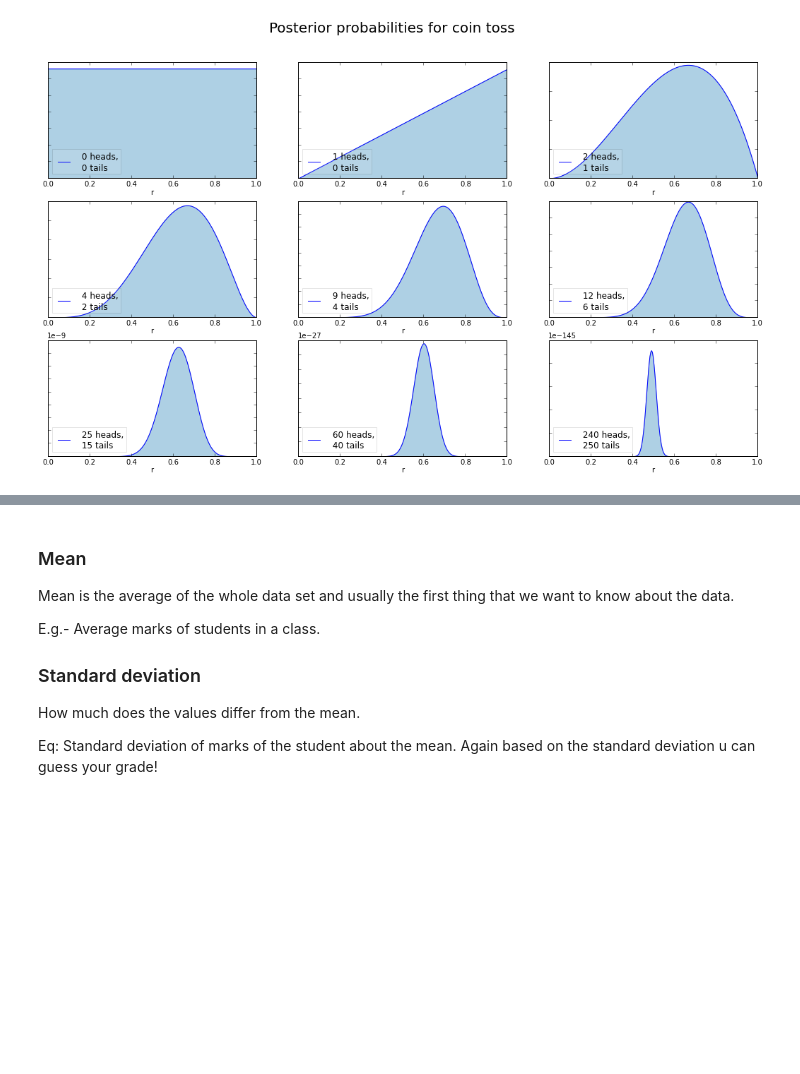
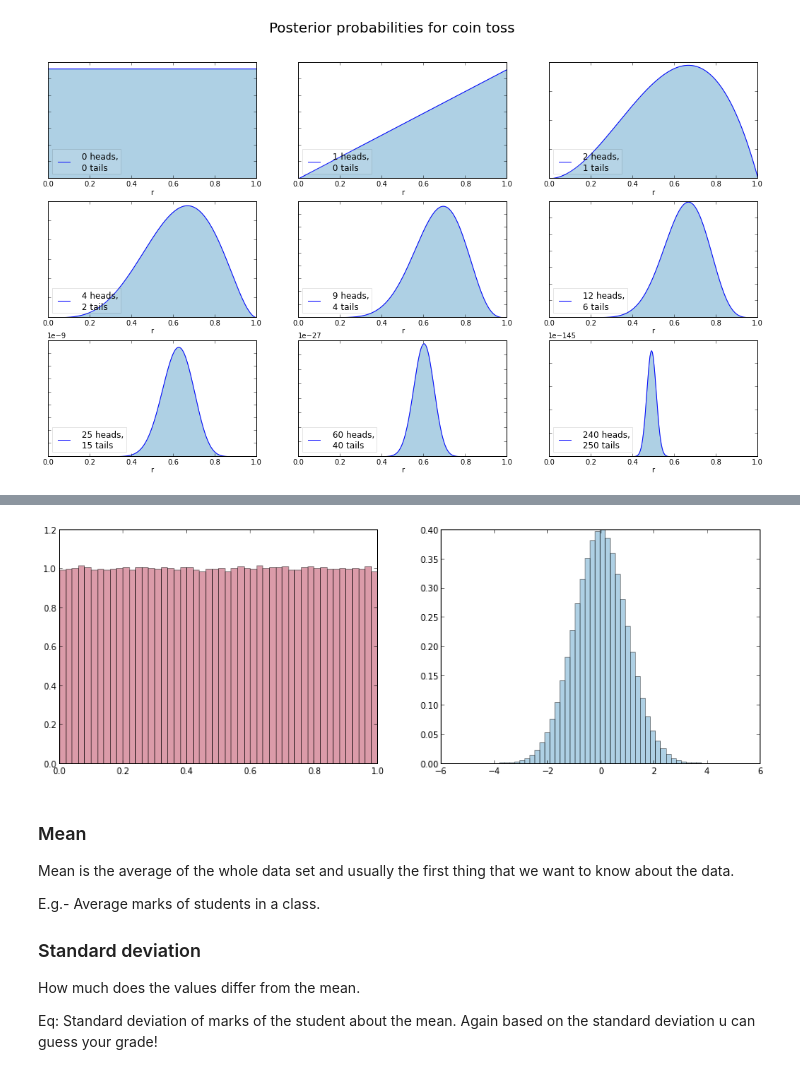
Before and after one commit to rajeshrinet/compPhy, a Jupyter notebook: Notebooks/DataAnalysis.ipynb, the cells around one changed output, grey strips where cells are left out. Drawn from its saved outputs; the diff is of its cells as text; code cells hidden in the pictures; blank space fills up the shorter version.

```diff
--- a/Notebooks/DataAnalysis.ipynb
+++ b/Notebooks/DataAnalysis.ipynb
@@ -146,3 +174,17 @@ HTML('<iframe src=http://imgs.xkcd.com/comics/convincing.png width=740 height=24
+# %%
+# hist a set of random numbers, Gaussian distributed
+import numpy as np
+import matplotlib.pyplot as plt
+fig, (ax1, ax2) = plt.subplots(1, 2, figsize=(15, 5))
+
+N = 1000000
+x = np.random.random(N)
+ax1.hist(x,50, normed=True, color='#A60628', alpha=0.4);
+
+x = np.random.randn(N)
+ax2.hist(x,50, normed=True, color='#348ABD', alpha=0.4);
+# %% [output]
+[figure, added]
 # %% [markdown]
 ### Mean
 Mean is the average of the whole data set and usually the first thing that we want to know about the data.
```
Also changed, not shown: parts of 16 cells of this notebook.
